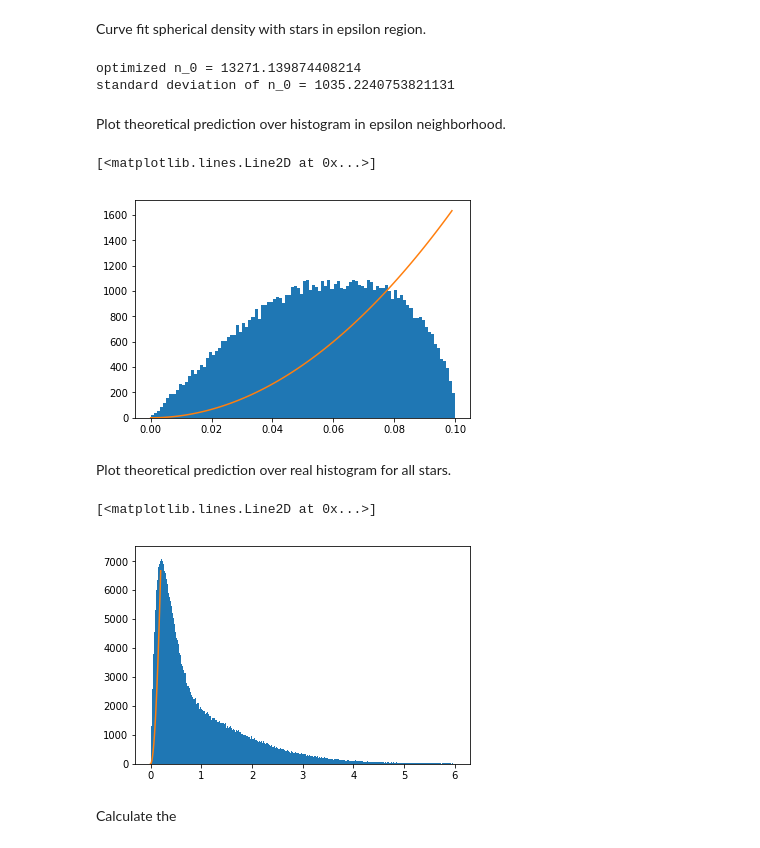
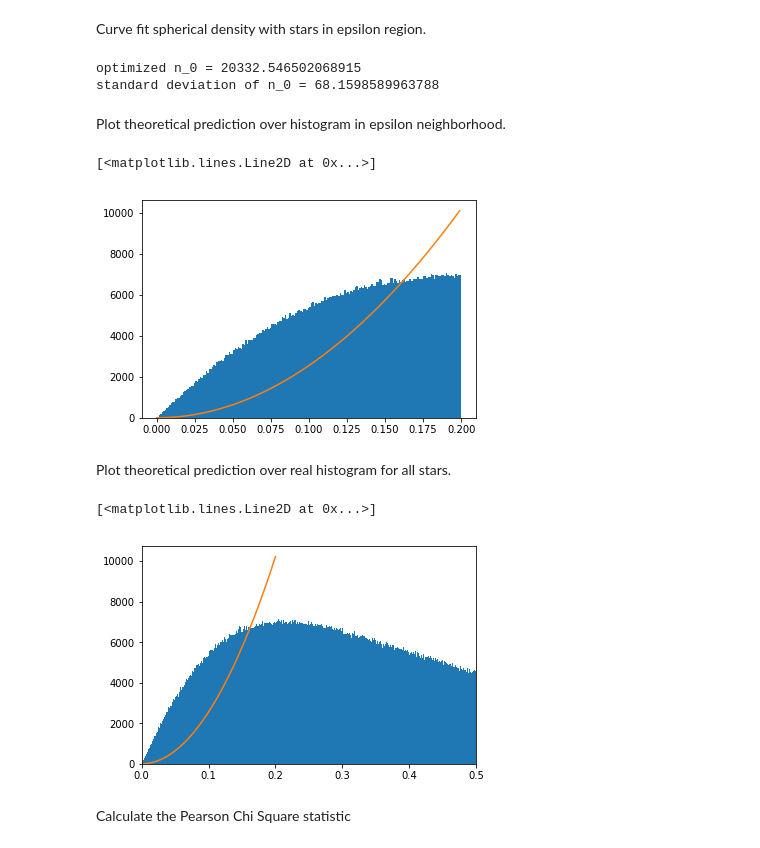
Before and after one commit to mwbub/Gaia-I3, a Jupyter notebook: Code/mock_data/sampling/selection function spherical.ipynb, the cells around one changed output. Drawn from its saved outputs; the diff is of its cells as text; code cells hidden in the pictures.

```diff
--- a/Code/mock_data/sampling/selection function spherical.ipynb
+++ b/Code/mock_data/sampling/selection function spherical.ipynb
@@ -13,5 +13,5 @@ d_pixel = 0.001
 d_max = 6
 d_min = 0
 bins = int((d_max - d_min)/d_pixel)
-epsilon = 0.1
+epsilon = 0.2
 bins_close = int((epsilon - d_min)/d_pixel)
@@ -20,6 +17,0 @@ Get gaia catalogue, convert from cartesian to cylindrical
-# %%
-samples = search_local.get_entire_catalogue()
-x, y, z, vx, vy, vz = samples.T
-cylcoord = rect_to_cyl(x, y, z, vx, vy, vz)
-R = cylcoord[:, 0]
-z = cylcoord[:, 3]
@@ -37,6 +27,7 @@ Change the data of both gaia rv and close stars to just storing distance.
 # %%
 dist_coord = np.sqrt((R-8.300)**2 + (z - 0.027)**2)
-dist_close = np.sqrt((R_close-8.300)**2 + (z_close-0.027)**2)
+mask = dist_coord < epsilon
+dist_close = dist_coord[mask]
 # %% [markdown]
 Graph 1D histogram for distribution of distance for all of gaia catalogue
 # %%
@@ -72,8 +63,8 @@ std_n_0 = pcov[0][0]
 print("optimized n_0 =", n_0)
 print("standard deviation of n_0 =", std_n_0)
 # %% [output]
-optimized n_0 = 13271.139874408214
-standard deviation of n_0 = 1035.2240753821131
+optimized n_0 = 20332.546502068915
+standard deviation of n_0 = 68.1598589963788
 # %% [markdown]
 Plot theoretical prediction over histogram in epsilon neighborhood.
 # %%
@@ -82,15 +73,16 @@ d_linspace = np.linspace(d_min, epsilon, bins_close, endpoint = False)
 plt.plot(d_linspace, n(d_linspace, n_0))
 # %% [output]
 [<matplotlib.lines.Line2D at 0x...>]
-[figure, old version]
+[figure, new version]
 # %% [markdown]
 Plot theoretical prediction over real histogram for all stars.
 # %%
 plt.hist(dist_coord, bins = bins_d, range = (d_min, d_max))
-d_linspace = np.linspace(d_min, 0.2, bins, endpoint = False)
+plt.xlim(0,0.5)
+d_linspace = np.linspace(d_min, epsilon, bins, endpoint = False)
 plt.plot(d_linspace, n(d_linspace, n_0))
 # %% [output]
 [<matplotlib.lines.Line2D at 0x...>]
-[figure, old version]
+[figure, new version]
 # %% [markdown]
-Calculate the
+Calculate the Pearson Chi Square statistic
```
Also changed, not shown: parts of 8 cells of this notebook.
